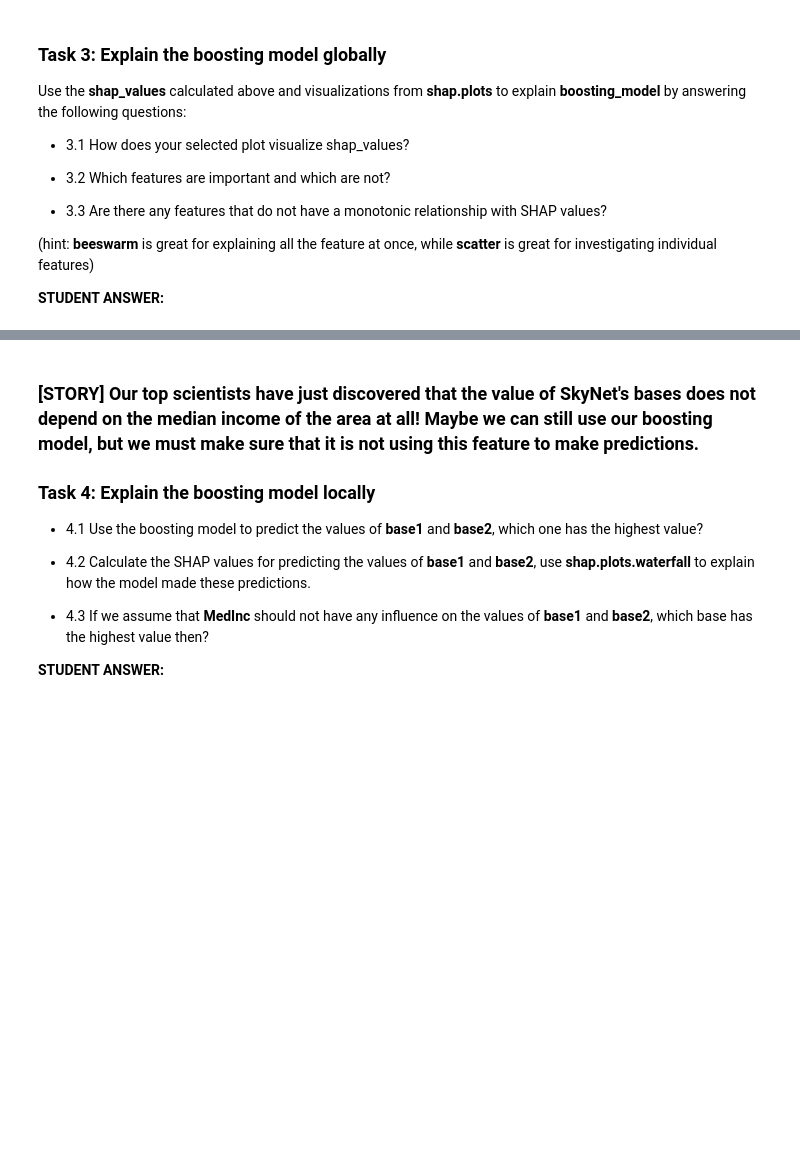
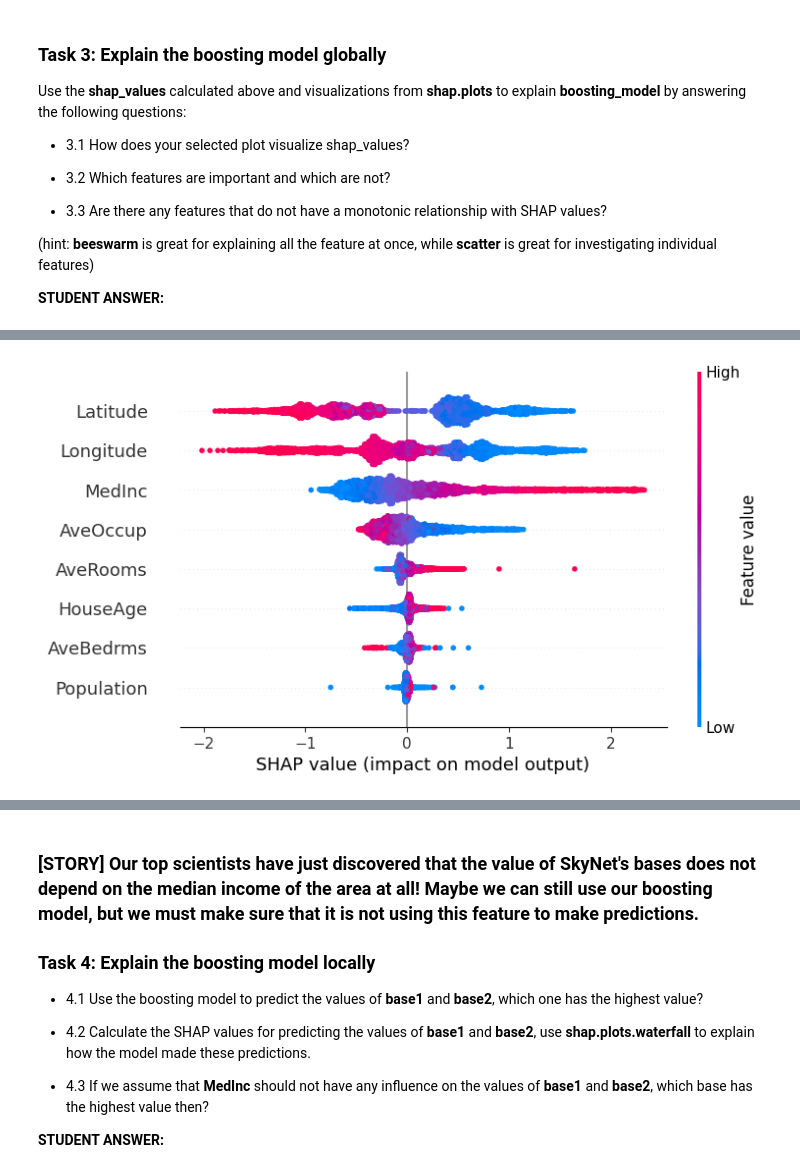
Before and after one commit to Ksund02/Machine-Learning-Project, a Jupyter notebook: Assignment3/Project3_XAI.ipynb, the cells around one changed output, grey strips where cells are left out. Drawn from its saved outputs; the diff is of its cells as text; code cells hidden in the pictures; blank space fills up the shorter version.

```diff
--- a/Assignment3/Project3_XAI.ipynb
+++ b/Assignment3/Project3_XAI.ipynb
@@ -186,0 +225,4 @@ Use the **shap_values** calculated above and visualizations from **shap.plots**
+# %%
+shap.plots.beeswarm(shap_values)
+# %% [output]
+[figure, added]
```
Also changed, not shown: parts of 9 cells of this notebook.
